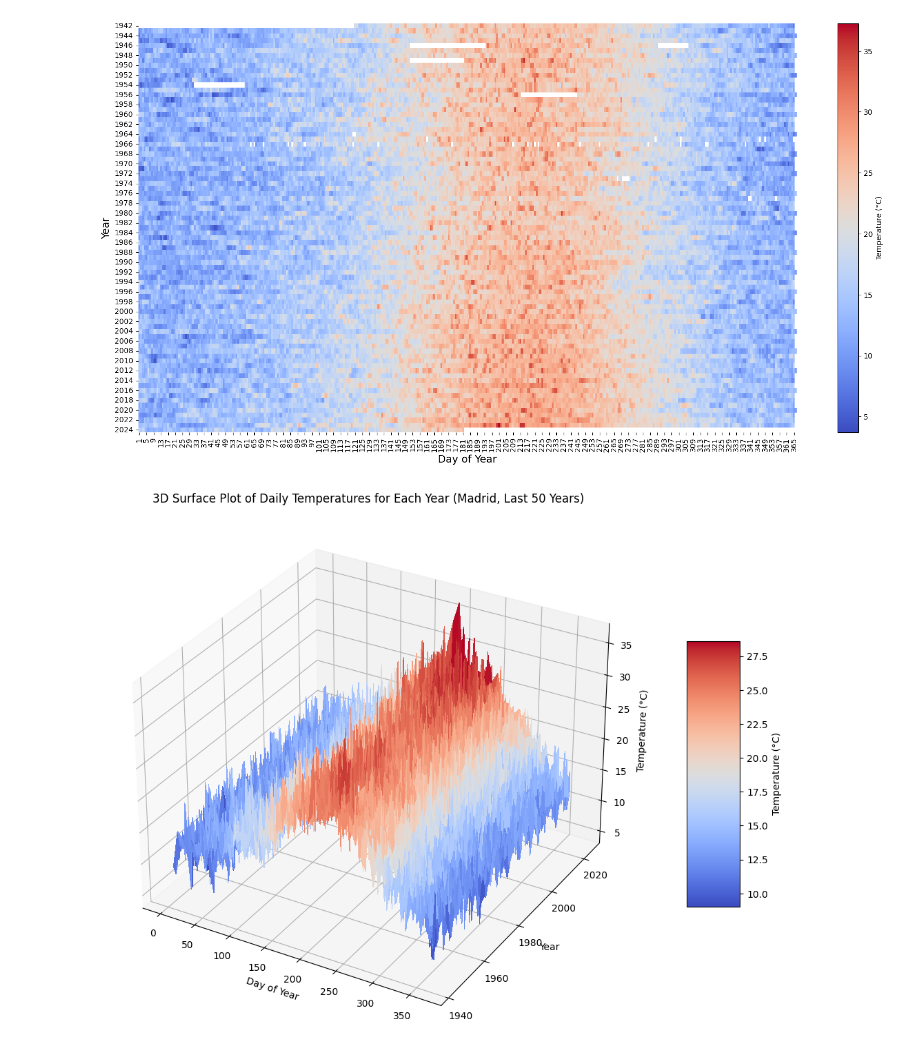
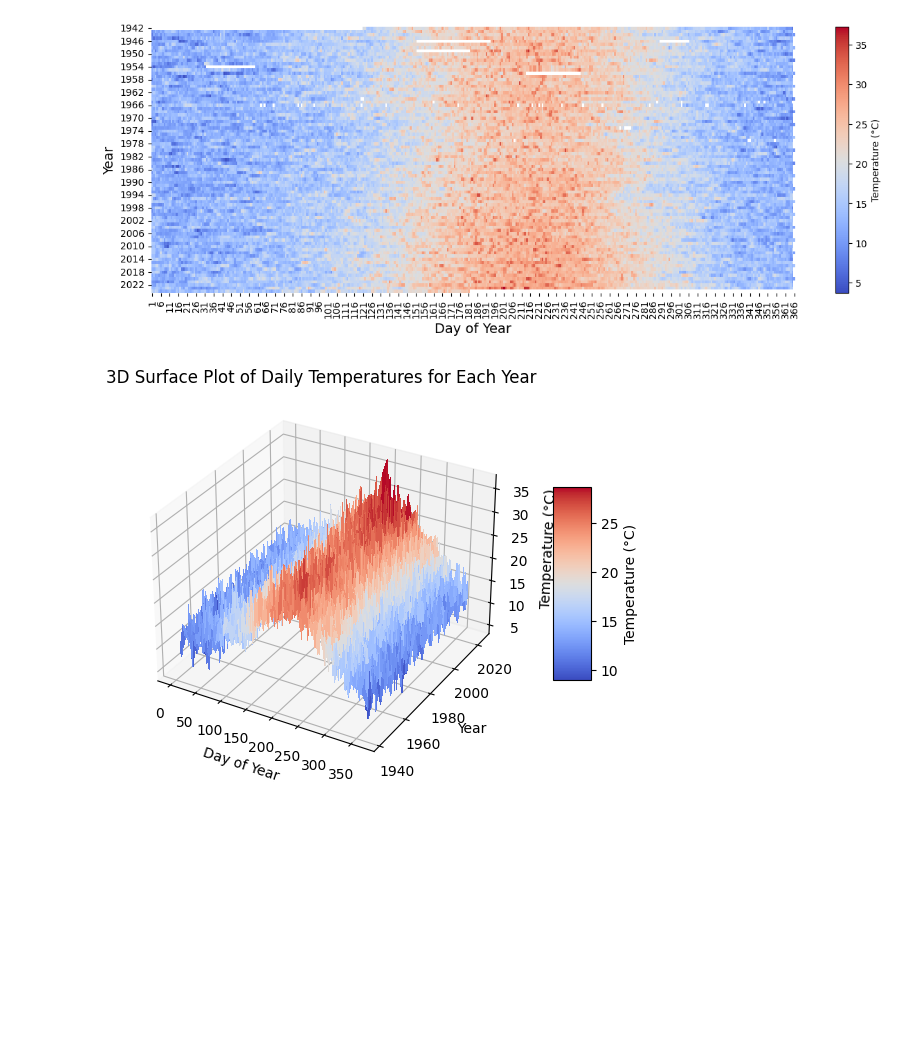
Before and after one commit to Daniel-FD/Data-Science, a Jupyter notebook: Art/Weather_Barcode/main.ipynb, the cells around one changed output. Cells and saved outputs as stored; diff of their text form; code cells hidden in the pictures; blank space fills up the shorter version.

```diff
--- a/Art/Weather_Barcode/main.ipynb
+++ b/Art/Weather_Barcode/main.ipynb
@@ -61,7 +74,7 @@ min_temp = temperature_stats['temp_avg'].min()
 max_temp = temperature_stats['temp_avg'].max()
 # %%
 # Plot the heatmap
-plt.figure(figsize=(20, 10))
+plt.figure(figsize=(15, 5))
 sns.heatmap(temperature_matrix, cmap='coolwarm', vmin=min_temp, vmax=max_temp, cbar=None)
 plt.xlabel('Day of Year', fontsize=14)
 plt.ylabel('Year', fontsize=14)
@@ -72,4 +85,4 @@ MatplotlibDeprecationWarning: Unable to determine Axes to steal space for Colorb
-[figure, old version]
+[figure, new version]
 # %%
 # Prepare the grid for plotting
 X = np.arange(1, temperature_matrix.shape[1] + 1)  # Days of the year
@@ -78,7 +91,7 @@ X, Y = np.meshgrid(X, Y)
 Z = temperature_matrix.values  # Temperatures
 
 # Create the 3D surface plot
-fig = plt.figure(figsize=(20, 10))
+fig = plt.figure(figsize=(10, 5))
 ax = fig.add_subplot(111, projection='3d')
 surf = ax.plot_surface(X, Y, Z, cmap='coolwarm', linewidth=0, antialiased=False)
 
@@ -89,11 +102,11 @@ cbar.set_label('Temperature (°C)')
 ax.set_xlabel('Day of Year')
 ax.set_ylabel('Year')
 ax.set_zlabel('Temperature (°C)')
-ax.set_title('3D Surface Plot of Daily Temperatures for Each Year (Madrid, Last 50 Years)')
+ax.set_title('3D Surface Plot of Daily Temperatures for Each Year')
 
 plt.show()
 # %% [output]
-[figure, old version]
+[figure, new version]
 # %%
 # Prepare the grid for plotting
 x = np.arange(1, temperature_matrix.shape[1] + 1)  # Days of the year
```
Also changed, not shown: parts of 5 cells of this notebook.
